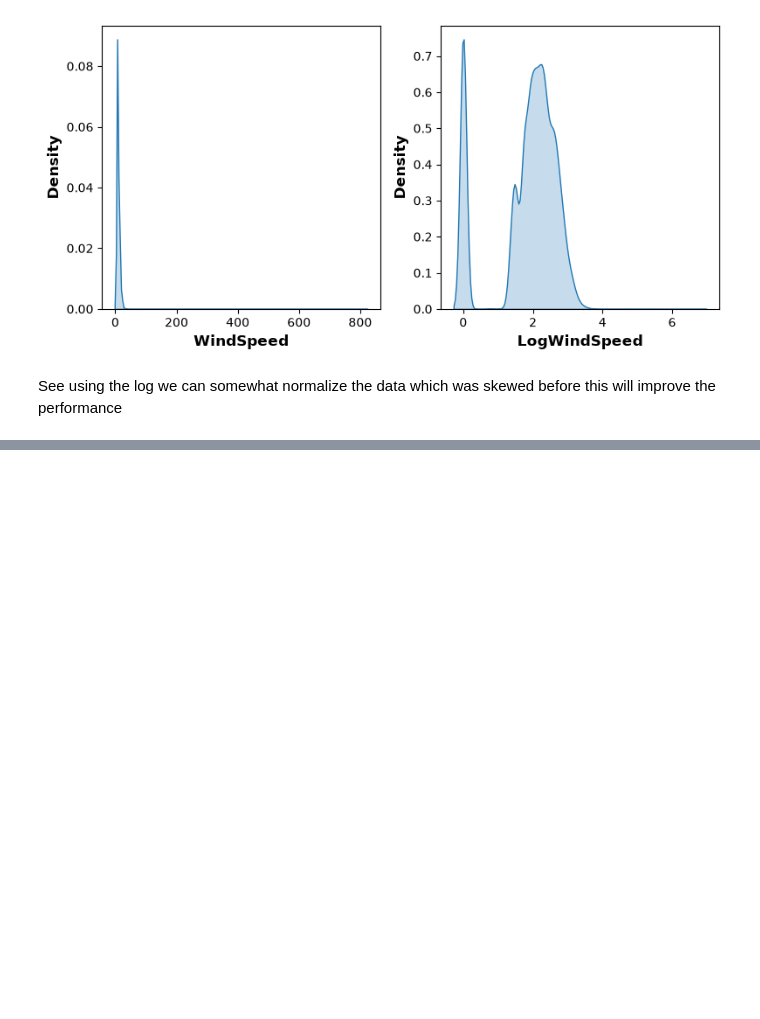
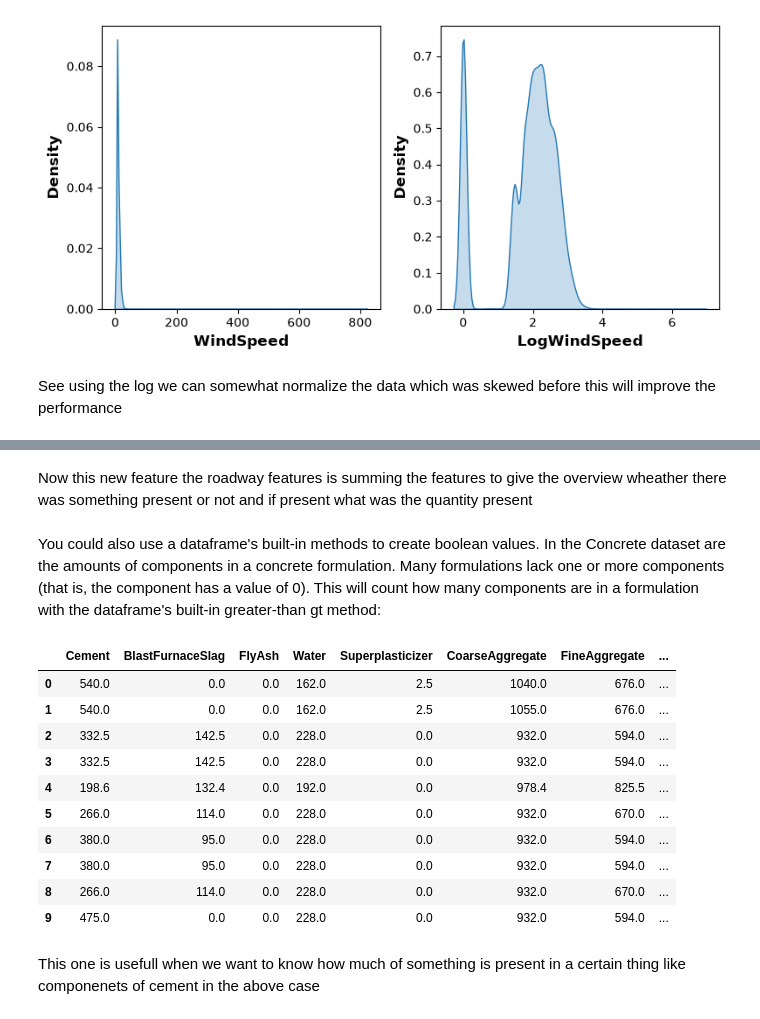
Before and after one commit to Muhammad-Awais-Tariq/Data-Preprocessing, a Jupyter notebook: Feature Engineering/feature_kaggle.ipynb, the cells around one changed output, grey strips where cells are left out. Cells and saved outputs as stored; diff of their text form; code cells hidden in the pictures; blank space fills up the shorter version.

Commit message:
added counts

```diff
--- a/Feature Engineering/feature_kaggle.ipynb
+++ b/Feature Engineering/feature_kaggle.ipynb
@@ -172,0 +200,24 @@ See using the log we can somewhat normalize the data which was skewed before thi
+# %% [markdown]
+Now this new feature the roadway features is summing the features to give the overview wheather there was something present or not and if present what was the quantity present
+# %% [markdown]
+You could also use a dataframe's built-in methods to create boolean values. In the Concrete dataset are the amounts of components in a concrete formulation. Many formulations lack one or more components (that is, the component has a value of 0). This will count how many components are in a formulation with the dataframe's built-in greater-than gt method:
+# %%
+components = [ "Cement", "BlastFurnaceSlag", "FlyAsh", "Water",
+               "Superplasticizer", "CoarseAggregate", "FineAggregate"]
+concrete["Components"] = concrete[components].gt(0).sum(axis=1)
+
+concrete[components + ["Components"]].head(10)
+# %% [output]
+|  | Cement | BlastFurnaceSlag | FlyAsh | Water | Superplasticizer | CoarseAggregate | FineAggregate | ... |
+| 0 | 540.0 | 0.0 | 0.0 | 162.0 | 2.5 | 1040.0 | 676.0 | ... |
+| 1 | 540.0 | 0.0 | 0.0 | 162.0 | 2.5 | 1055.0 | 676.0 | ... |
+| 2 | 332.5 | 142.5 | 0.0 | 228.0 | 0.0 | 932.0 | 594.0 | ... |
+| 3 | 332.5 | 142.5 | 0.0 | 228.0 | 0.0 | 932.0 | 594.0 | ... |
+| 4 | 198.6 | 132.4 | 0.0 | 192.0 | 0.0 | 978.4 | 825.5 | ... |
+| 5 | 266.0 | 114.0 | 0.0 | 228.0 | 0.0 | 932.0 | 670.0 | ... |
+| 6 | 380.0 | 95.0 | 0.0 | 228.0 | 0.0 | 932.0 | 594.0 | ... |
+| 7 | 380.0 | 95.0 | 0.0 | 228.0 | 0.0 | 932.0 | 594.0 | ... |
+| 8 | 266.0 | 114.0 | 0.0 | 228.0 | 0.0 | 932.0 | 670.0 | ... |
+| 9 | 475.0 | 0.0 | 0.0 | 228.0 | 0.0 | 932.0 | 594.0 | ... |
+# %% [markdown]
+This one is usefull when we want to know how much of something is present in a certain thing like componenets of cement in the above case
```
Also changed, not shown: parts of 3 cells of this notebook.
